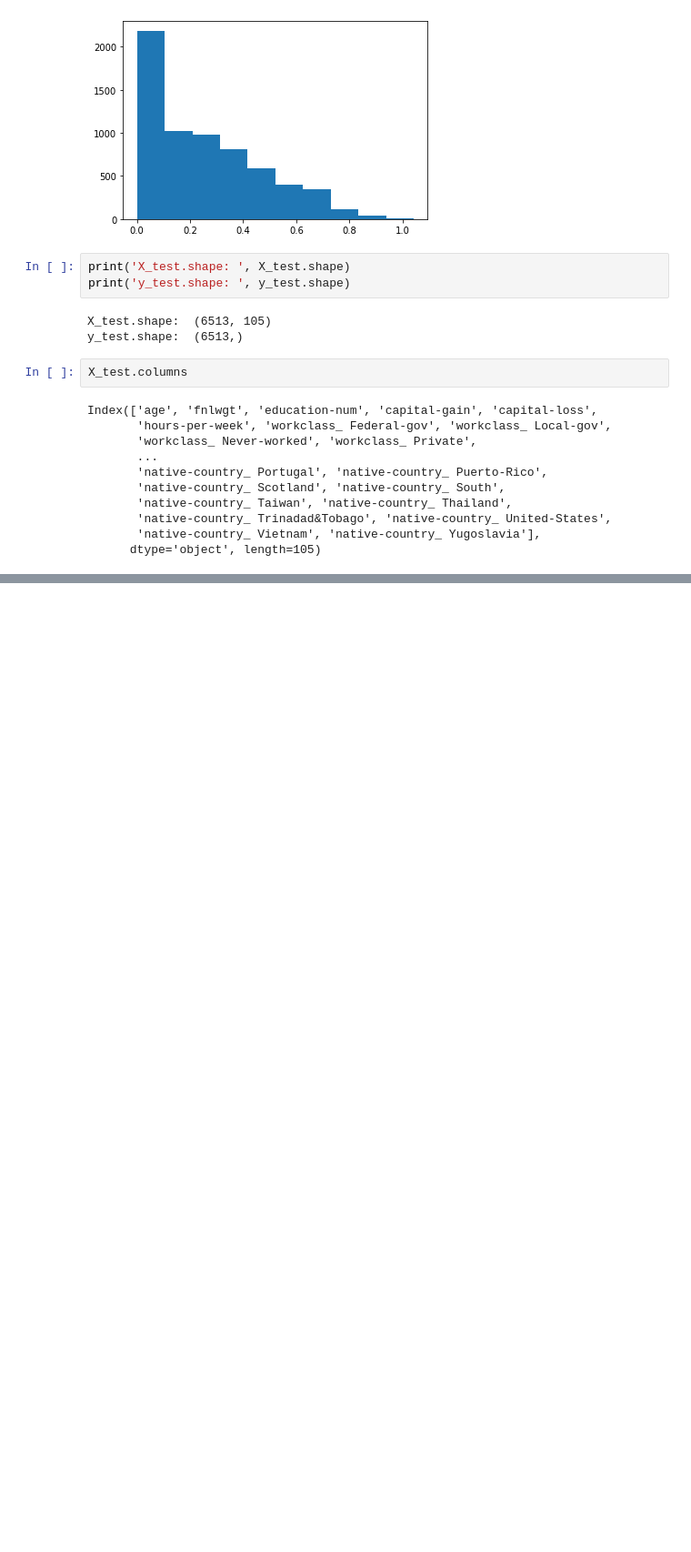
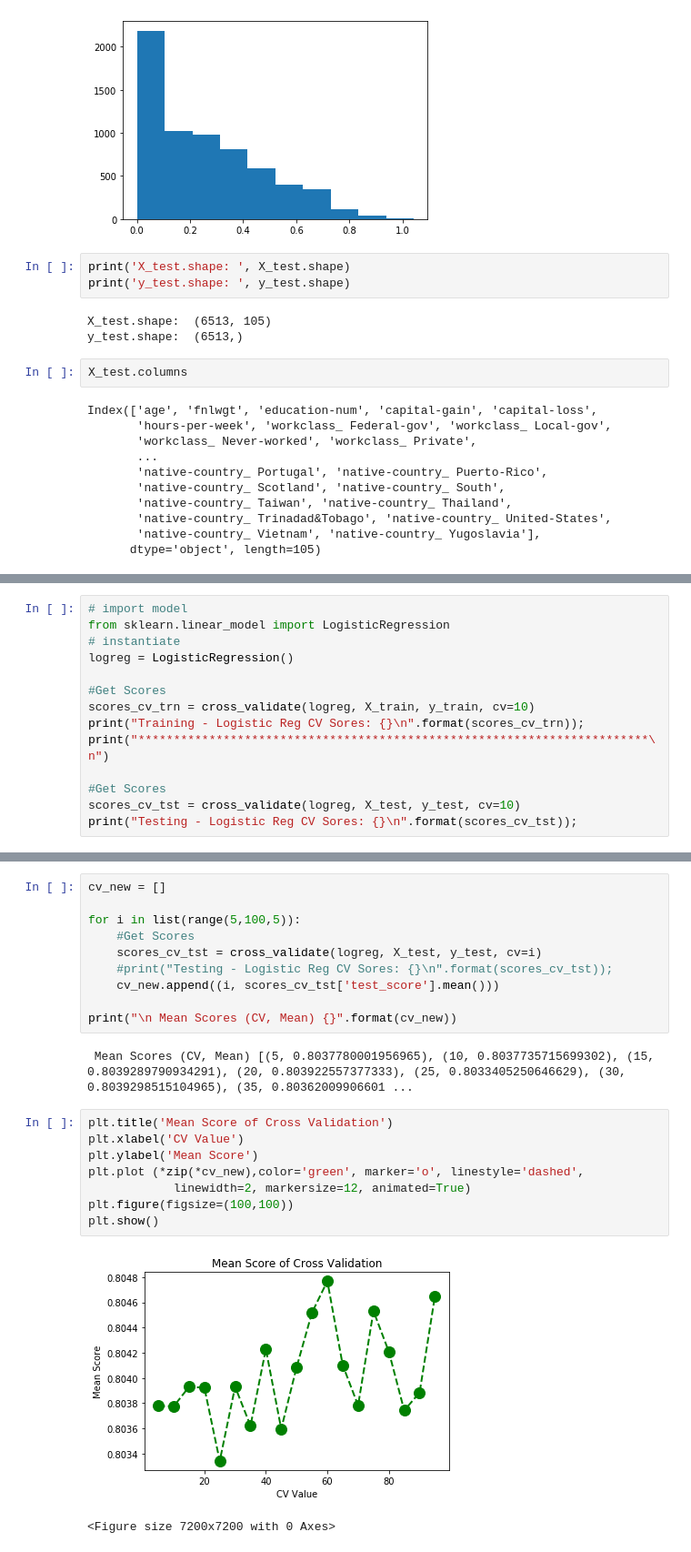
Before and after one commit to rdoraiswamy/final-project, a Jupyter notebook: MR_RD_BIOF509_Final_Project.ipynb, the cells around one changed output, grey strips where cells are left out. Shown at 91% size. Drawn from its saved outputs; the diff is of its cells as text; blank space fills up the shorter version.

```diff
--- a/MR_RD_BIOF509_Final_Project.ipynb
+++ b/MR_RD_BIOF509_Final_Project.ipynb
@@ -544,0 +586,14 @@ KeyError: 'native-country'
+# %%
+# import model
+from sklearn.linear_model import LogisticRegression
+# instantiate
+logreg = LogisticRegression()
+
+#Get Scores
+scores_cv_trn = cross_validate(logreg, X_train, y_train, cv=10)
+print("Training - Logistic Reg CV Sores: {}\n".format(scores_cv_trn));
+print("************************************************************************\n")
+
+#Get Scores
+scores_cv_tst = cross_validate(logreg, X_test, y_test, cv=10)
+print("Testing - Logistic Reg CV Sores: {}\n".format(scores_cv_tst));
@@ -545,3 +622,26 @@ KeyError: 'native-country'
+# %%
+cv_new = []
+
+for i in list(range(5,100,5)):
+    #Get Scores
+    scores_cv_tst = cross_validate(logreg, X_test, y_test, cv=i)
+    #print("Testing - Logistic Reg CV Sores: {}\n".format(scores_cv_tst));
+    cv_new.append((i, scores_cv_tst['test_score'].mean()))
+
+print("\n Mean Scores (CV, Mean) {}".format(cv_new))
+# %% [output]
+ Mean Scores (CV, Mean) [(5, 0.8037780001956965), (10, 0.8037735715699302), (15, 0.8039289790934291), (20, 0.803922557377333), (25, 0.8033405250646629), (30, 0.8039298515104965), (35, 0.80362009906601 ...
+# %%
+plt.title('Mean Score of Cross Validation')
+plt.xlabel('CV Value')
+plt.ylabel('Mean Score')
+plt.plot (*zip(*cv_new),color='green', marker='o', linestyle='dashed',
+            linewidth=2, markersize=12, animated=True)
+plt.figure(figsize=(100,100))
+plt.show()
+# %% [output]
+[figure, added]
+<Figure size 7200x7200 with 0 Axes>
 # %%
 print('Program completed at:', datetime.datetime.now().strftime("%a, %d %B %Y %H:%M:%S"))
 # %% [output]
```
Also changed, not shown: parts of 14 cells of this notebook.
